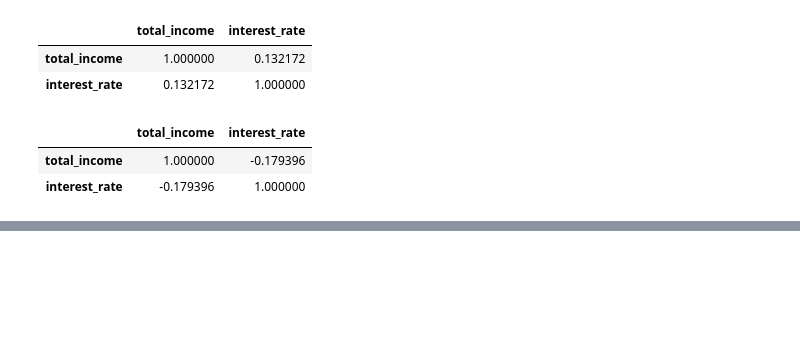
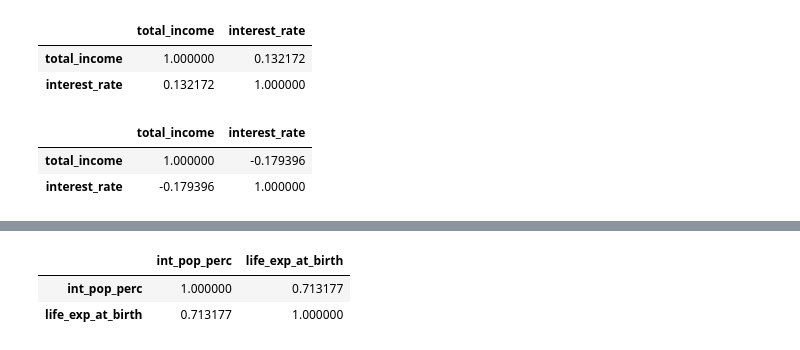
Before and after one commit to KevinShindel/OpenInto-Statistic, a Jupyter notebook: Chapter 1.ipynb, the cells around one changed output, grey strips where cells are left out. Saved outputs shown, nothing was run; the diff lists cells and outputs as text; code cells hidden in the pictures; blank space fills up the shorter version.

```diff
--- a/Chapter 1.ipynb
+++ b/Chapter 1.ipynb
@@ -205,0 +239,12 @@ filtered_loan50[[feature, target]].corr()
+# %%
+# check correlation
+internet_life[['int_pop_perc', 'life_exp_at_birth']].corr() # 0.71 - strong positive correlation
+
+# Q: What type of study is ?
+# A: Observational Study
+# Q: State a possible confounding variable that may affect the relationship between internet use and life expectancy.
+# A: GDP per capita, Access to healthcare, Education levels, Urbanization
+# %% [output]
+|  | int_pop_perc | life_exp_at_birth |
+| int_pop_perc | 1.000000 | 0.713177 |
+| life_exp_at_birth | 0.713177 | 1.000000 |
```
Also changed, not shown: parts of 8 cells of this notebook, 1 other file.
